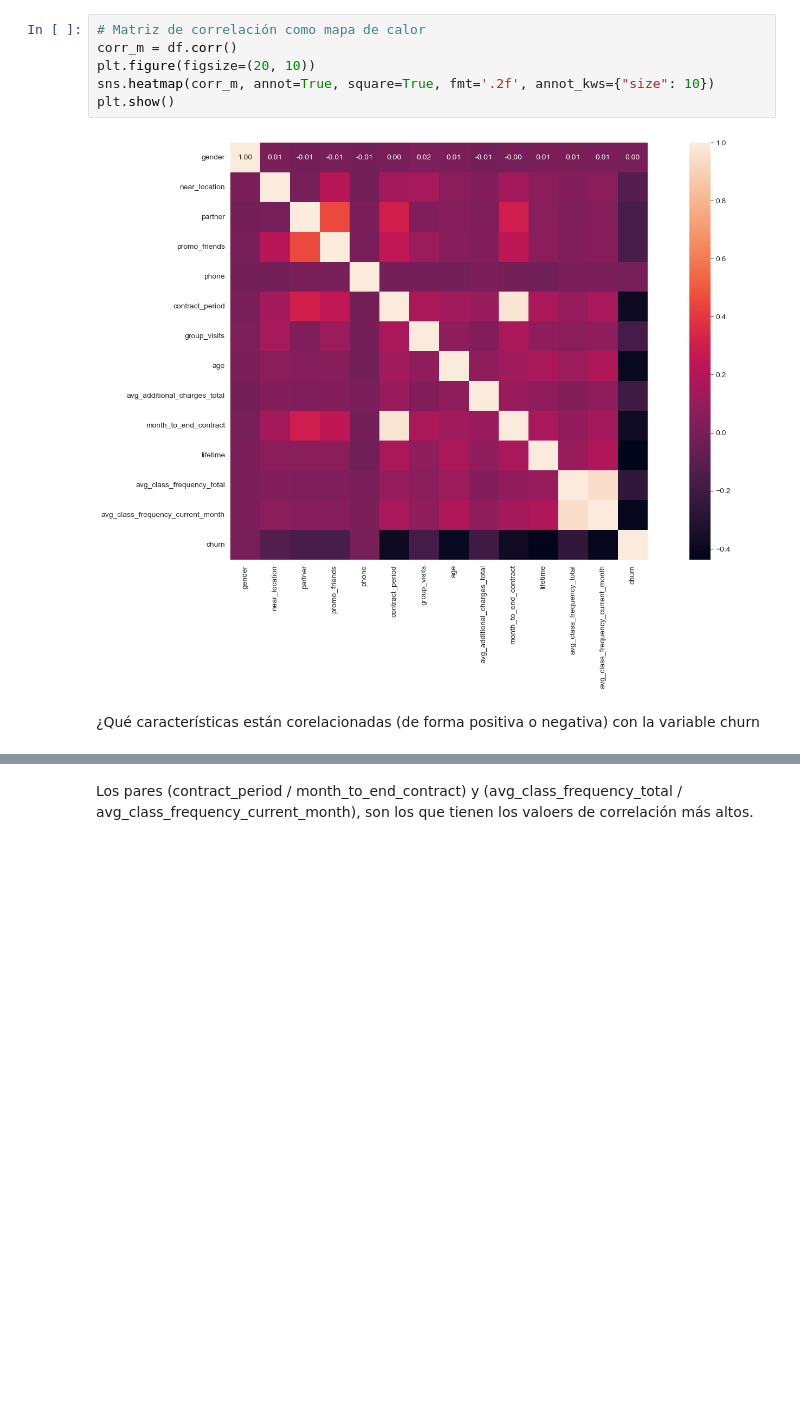
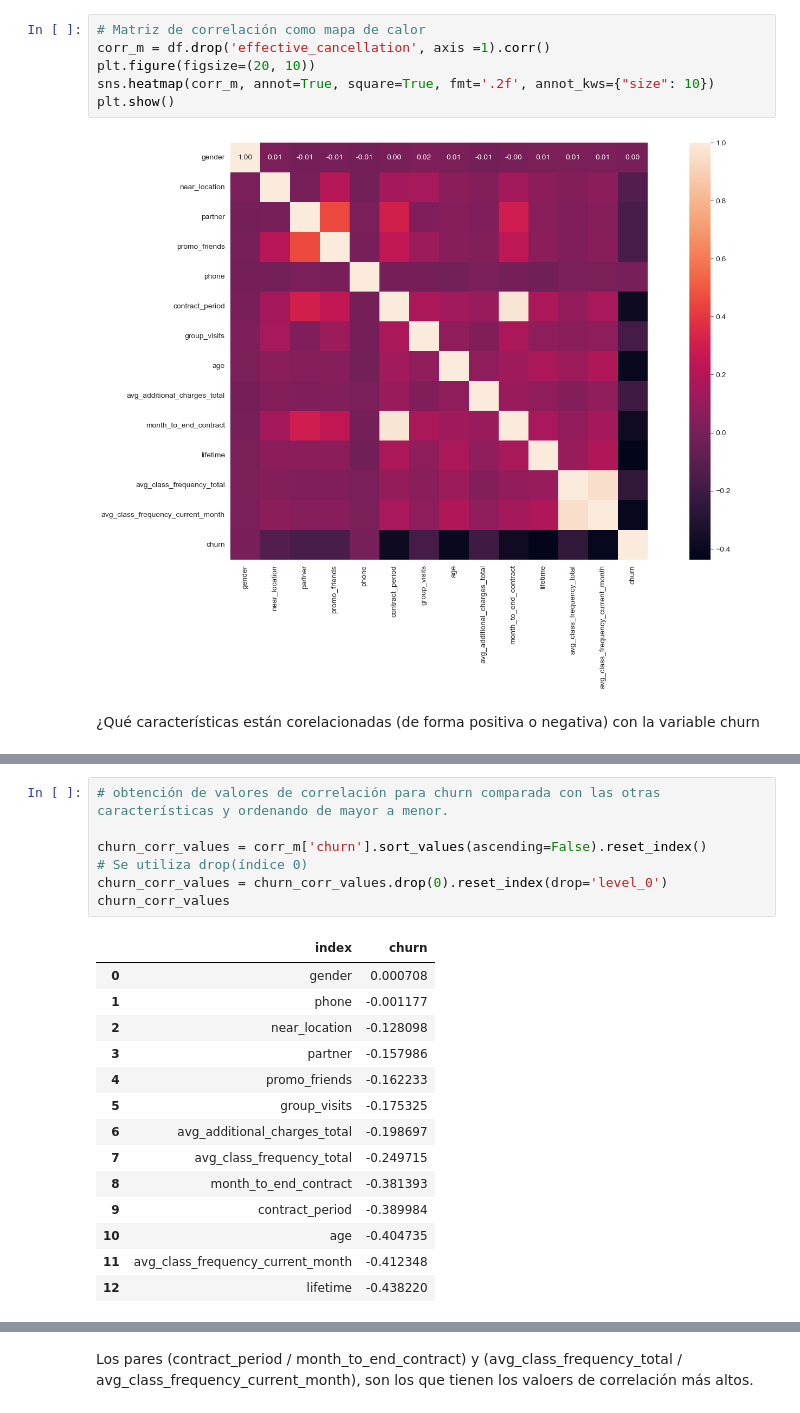
Before and after one commit to Alop89/Gym_churn_prediction, a Jupyter notebook: Gym_churn_prediction.ipynb, the cells around one changed output, grey strips where cells are left out. Cells and saved outputs as stored; diff of their text form; blank space fills up the shorter version.

```diff
--- a/Gym_churn_prediction.ipynb
+++ b/Gym_churn_prediction.ipynb
@@ -182,7 +198,7 @@ Proporción de usuarios que cancelaron = 26.52
 Al comparar ambos grupos, se observan patrones interesantes. Los usuarios que no cancelaron (churn0, 73.47% de los datos en el dataset) presentan una mayor antigüedad en la plataforma, un gasto promedio más elevado en servicios adicionales y una duración de contrato remanente significativamente mayor. Esto sugiere una mayor fidelidad y compromiso con el servicio. Por otro lado, los usuarios que sí cancelaron (churn1, 26.52% de los datos en el dataset) exhiben una menor antigüedad, un gasto promedio inferior y una duración de contrato más corta, indicando una menor satisfacción o intención de continuar. Aunque la frecuencia de clases parece ser mayor en el grupo churn1, se requiere un análisis más profundo para determinar si esta correlación es causal o si se debe a otros factores. Estos hallazgos iniciales sugieren que estrategias enfocadas en recompensar la lealtad, incentivar gastos adicionales y ofrecer planes de suscripción más atractivos podrían ayudar a reducir la tasa de cancelación.
 # %%
 # Matriz de correlación como mapa de calor
-corr_m = df.corr()
+corr_m = df.drop('effective_cancellation', axis =1).corr()
 plt.figure(figsize=(20, 10))
 sns.heatmap(corr_m, annot=True, square=True, fmt='.2f', annot_kws={"size": 10})
 plt.show()
@@ -209,3 +225,25 @@ corr_m
 | avg_class_frequency_total | 0.014620 | 0.043127 | 0.024938 | 0.028063 | 0.008340 | 0.096211 | 0.056695 | 0.119953 | ... |
 | avg_class_frequency_current_month | 0.009156 | 0.062664 | 0.045561 | 0.053768 | 0.013375 | 0.159407 | 0.075923 | 0.183095 | ... |
 | churn | 0.000708 | -0.128098 | -0.157986 | -0.162233 | -0.001177 | -0.389984 | -0.175325 | -0.404735 | ... |
+# %%
+# obtención de valores de correlación para churn comparada con las otras características y ordenando de mayor a menor.
+
+churn_corr_values = corr_m['churn'].sort_values(ascending=False).reset_index()
+# Se utiliza drop(índice 0)
+churn_corr_values = churn_corr_values.drop(0).reset_index(drop='level_0')
+churn_corr_values
+# %% [output]
+|  | index | churn |
+| 0 | gender | 0.000708 |
+| 1 | phone | -0.001177 |
+| 2 | near_location | -0.128098 |
+| 3 | partner | -0.157986 |
+| 4 | promo_friends | -0.162233 |
+| 5 | group_visits | -0.175325 |
+| 6 | avg_additional_charges_total | -0.198697 |
+| 7 | avg_class_frequency_total | -0.249715 |
+| 8 | month_to_end_contract | -0.381393 |
+| 9 | contract_period | -0.389984 |
+| 10 | age | -0.404735 |
+| 11 | avg_class_frequency_current_month | -0.412348 |
+| 12 | lifetime | -0.438220 |
```
Also changed, not shown: parts of 16 cells of this notebook.
